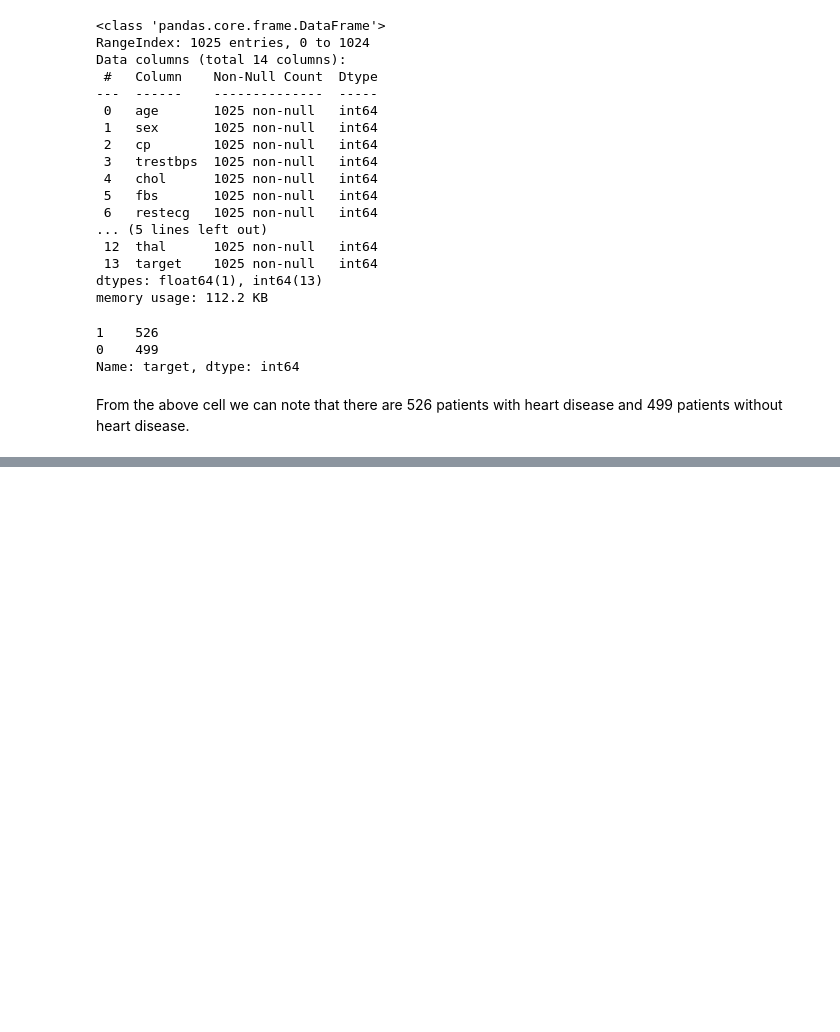
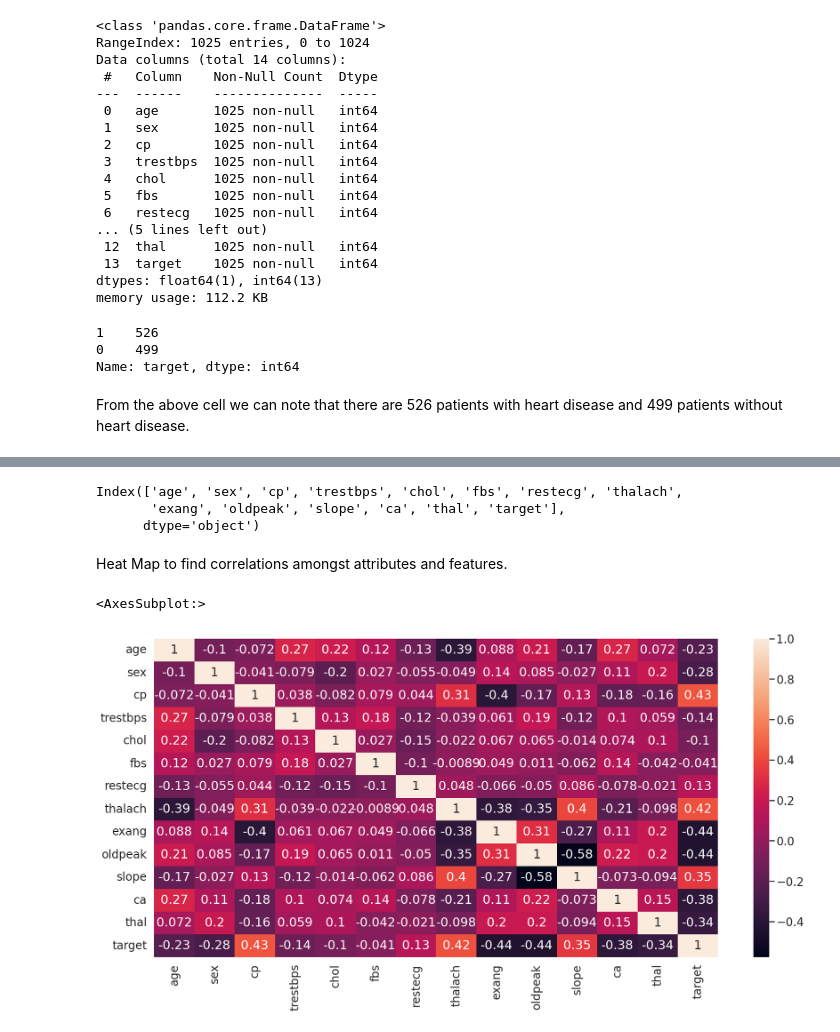
Before and after one commit to ShahhhVihaan/heart-disease-classification, a Jupyter notebook: classification.ipynb, the cells around one changed output, grey strips where cells are left out. Cells and saved outputs as stored; diff of their text form; code cells hidden in the pictures; blank space fills up the shorter version.

Commit message:
plotted different relations of attributes and modeled logistic regression on dataset

```diff
--- a/classification.ipynb
+++ b/classification.ipynb
@@ -84,0 +106,19 @@ plt.show()
+# %%
+heart_disease_data.columns
+# %% [output]
+Index(['age', 'sex', 'cp', 'trestbps', 'chol', 'fbs', 'restecg', 'thalach',
+       'exang', 'oldpeak', 'slope', 'ca', 'thal', 'target'],
+      dtype='object')
+# %% [markdown]
+Heat Map to find correlations amongst attributes and features.
+# %%
+sns.set(rc={'figure.figsize':(22,10)})
+sns.set_context("talk", font_scale=1.2)
+sns.heatmap(
+    heart_disease_data.loc[:, ['age', 'sex', 'cp', 'trestbps', 'chol', 'fbs', 'restecg', 'thalach',
+       'exang', 'oldpeak', 'slope', 'ca', 'thal', 'target']].corr(),
+    annot=True
+)
+# %% [output]
+<AxesSubplot:>
+[figure, added]
```
Also changed, not shown: parts of 24 cells of this notebook.
